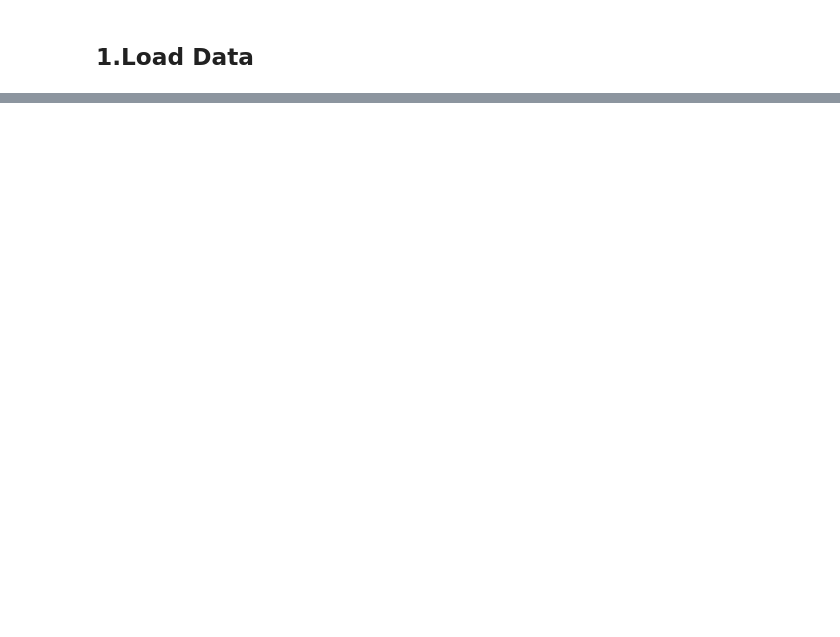
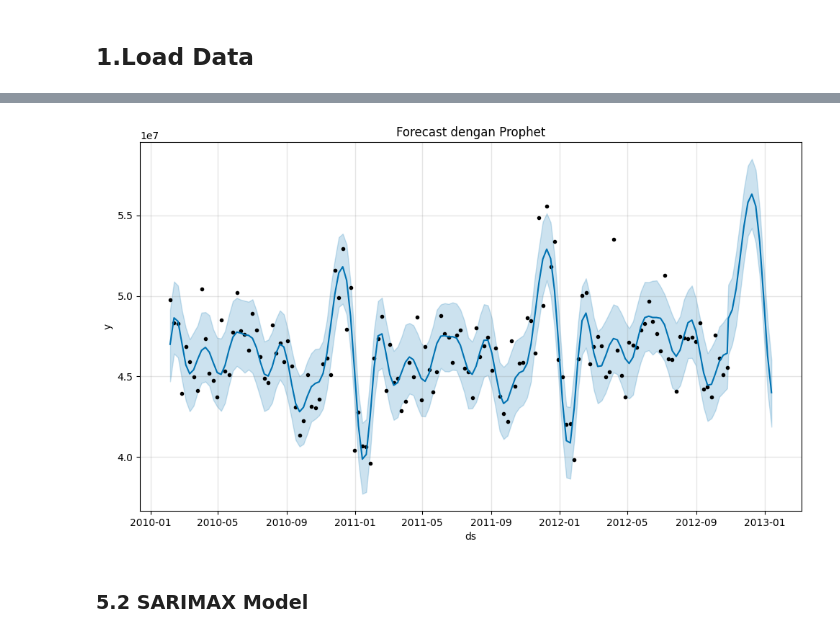
Before and after one commit to GhaniHD/Proyek_Predictive_analyst, a Jupyter notebook: notebook.ipynb, the cells around one changed output, grey strips where cells are left out. Cells and saved outputs as stored; diff of their text form; code cells hidden in the pictures; blank space fills up the shorter version.

```diff
--- a/notebook.ipynb
+++ b/notebook.ipynb
@@ -203,0 +156,10 @@ SARIMA RMSE: 1170538.46
+# %%
+# Inisialisasi dan training model Prophet
+prophet_model = Prophet(
+    yearly_seasonality=True,
+    weekly_seasonality=True,
+    daily_seasonality=False,
+    seasonality_mode='multiplicative'
+)
+
+prophet_model.fit(sales_df)
@@ -203,0 +174,9 @@ SARIMA RMSE: 1170538.46
+# %%
+# Visualisasi hasil
+fig1 = prophet_model.plot(forecast)
+plt.title("Forecast dengan Prophet")
+plt.show()
+# %% [output]
+[figure, added]
+# %% [markdown]
+### 5.2 SARIMAX Model
```
Also changed, not shown: parts of 47 cells of this notebook, 1 other file.
